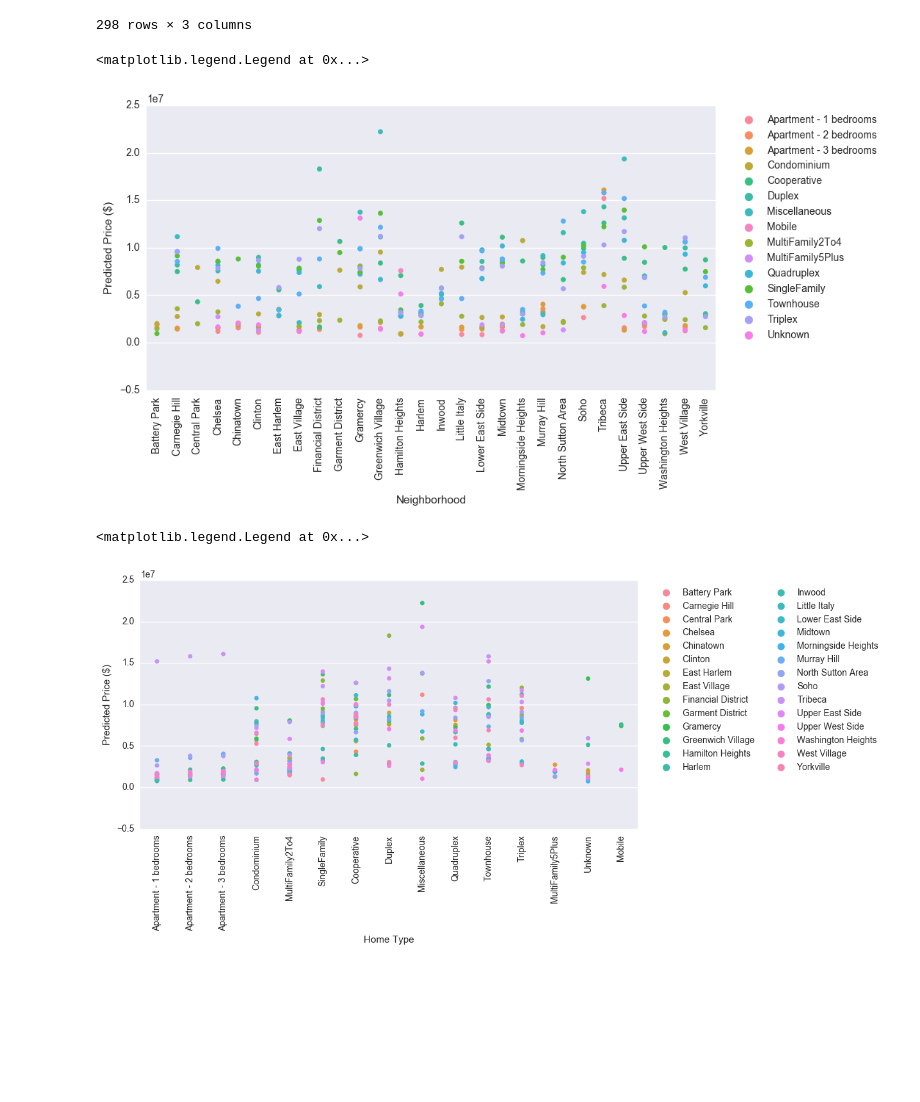
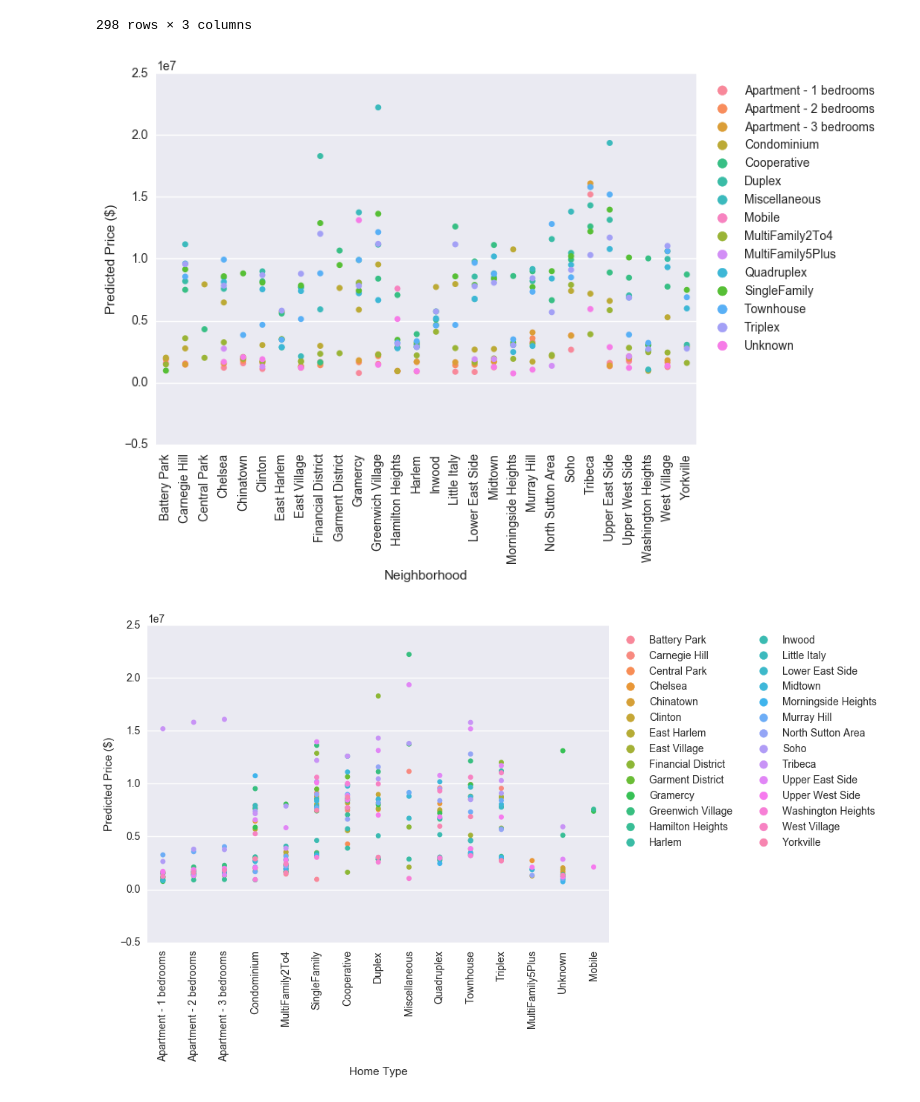
Before and after one commit to nychousingprices/nychousingprices.github.io, a Jupyter notebook: df_to_predict.ipynb, the cells around one changed output. Cells and saved outputs as stored; diff of their text form; code cells hidden in the pictures; blank space fills up the shorter version.

Commit message:
fixed scatterplots for real

```diff
--- a/df_to_predict.ipynb
+++ b/df_to_predict.ipynb
@@ -399,25 +399,27 @@ results_df
 # %%
 results_df = results_df.sort(["neighborhood", "home_type"], ascending= True).reindex()
 # %%
-fig, ax = plt.subplots(figsize=(10,5))
+fig, ax = plt.subplots()
 ax = sns.stripplot(results_df["neighborhood"], results_df["predicted_price"], results_df["home_type"])
 ax.set_xticklabels(results_df["neighborhood"].unique(), rotation=90)
 ax.set_xlabel("Neighborhood")
 ax.set_ylabel("Predicted Price ($)")
 
 handles, labels = ax.get_legend_handles_labels()
 labels, handles = zip(*sorted(zip(labels, handles), key=lambda t: t[0]))
-ax.legend(handles, labels, bbox_to_anchor=(1.3, 1))
+ax.legend(handles, labels, bbox_to_anchor=(1.35, 1))
+
+fig.savefig("housing_prices1.png", bbox_inches='tight')
 # %% [output]
-<matplotlib.legend.Legend at 0x...>
-[figure, old version]
+[figure, new version]
 # %%
-fig, ax = plt.subplots(figsize=(10,5))
+fig, ax = plt.subplots()
 ax = sns.stripplot(results_df["home_type"], results_df["predicted_price"], results_df["neighborhood"])
 ax.set_xticklabels(results_df["home_type"].unique(), rotation=90)
 ax.set_xlabel("Home Type")
 ax.set_ylabel("Predicted Price ($)")
-ax.legend(bbox_to_anchor=(1.5, 1), ncol=2)
+ax.legend(bbox_to_anchor=(1.6, 1), ncol=2)
+
+fig.savefig("housing_prices2.png", bbox_inches='tight')
 # %% [output]
-<matplotlib.legend.Legend at 0x...>
-[figure, old version]
+[figure, new version]
```
Also changed, not shown: 2 other files.
